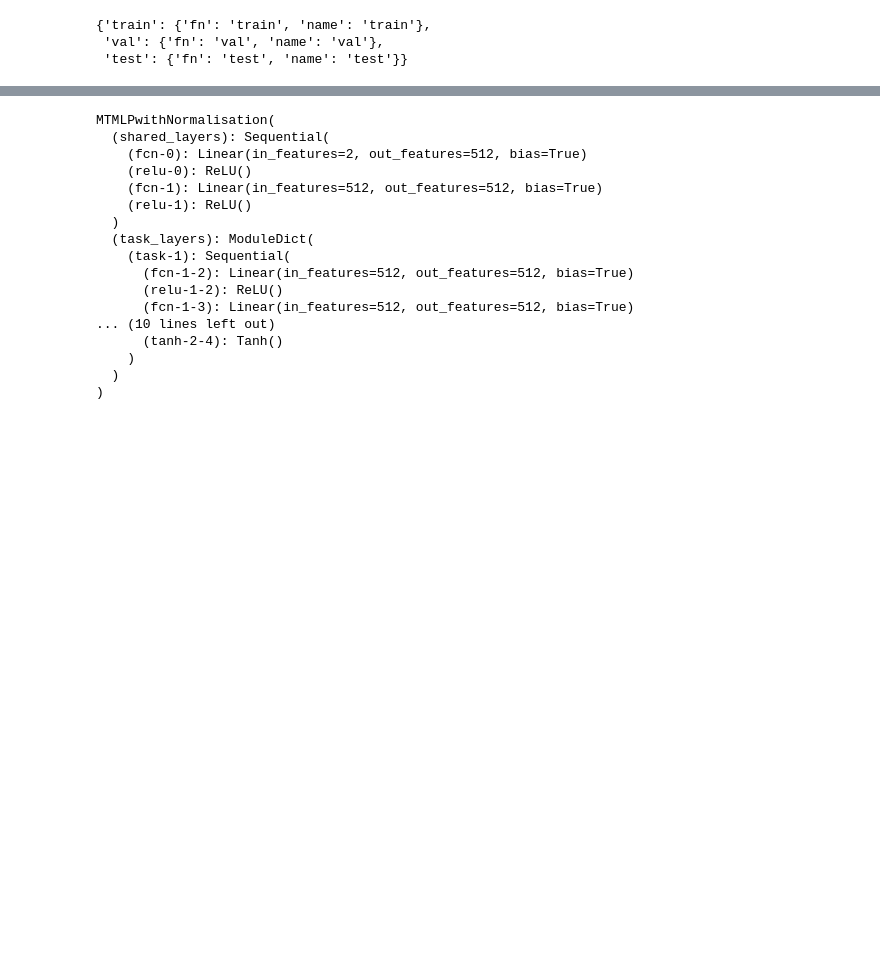
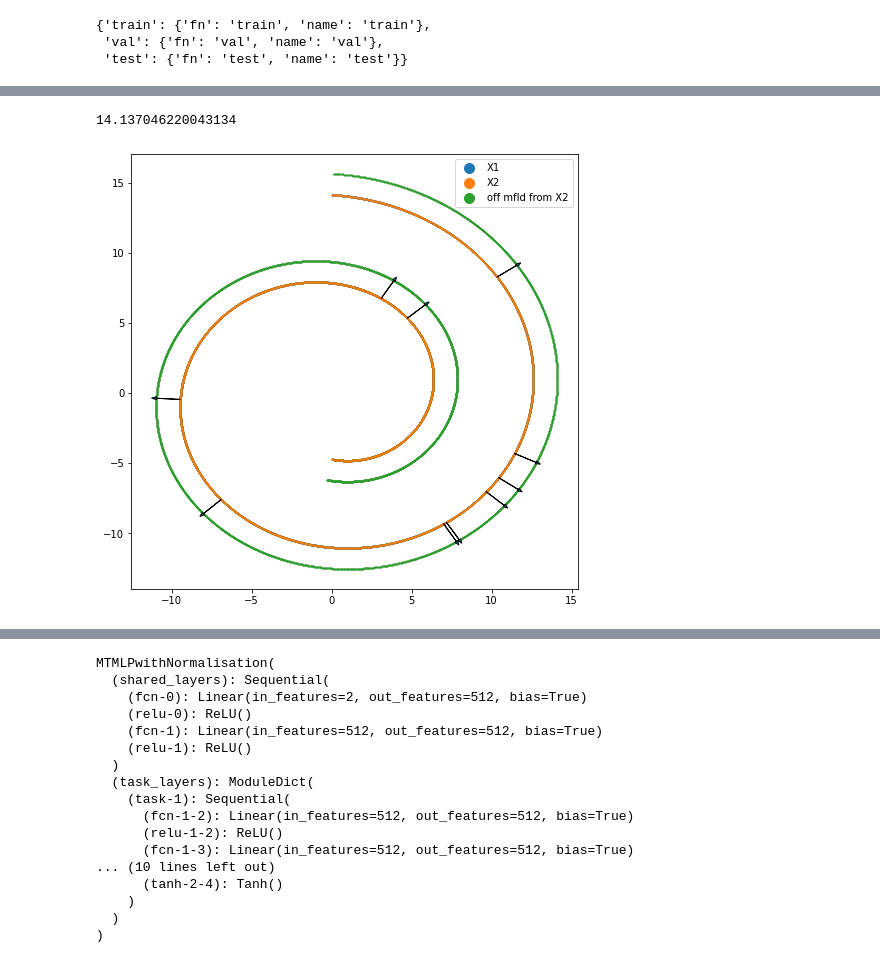
Before and after one commit to microsoft/distance-learner, a Jupyter notebook: notebooks/Playground.ipynb, the cells around one changed output, grey strips where cells are left out. Drawn from its saved outputs; the diff is of its cells as text; code cells hidden in the pictures; blank space fills up the shorter version.

```diff
--- a/notebooks/Playground.ipynb
+++ b/notebooks/Playground.ipynb
@@ -321,0 +365,39 @@ tensor([0., 0., 0., 0., 0.], requires_grad=True)
+# %%
+t.max()
+# %% [output]
+14.137046220043134
+# %%
+X2_sample = X2[0]
+t2_sample = t2[0]
+# X2_sample = np.array([t2_sample*np.cos(t2_sample), t2_sample*np.sin(t2_sample), -41])
+normals_at_X2 = np.zeros_like(X2)
+normals_at_X2[:, 0] = np.sin(t2) + t2 * np.cos(t2)
+normals_at_X2[:, 2] = -1*np.cos(t2) + t2 * np.sin(t2)
+normals_at_X2 = (1.5 / np.linalg.norm(normals_at_X2, ord=2, axis=1)).reshape(-1, 1) * normals_at_X2
+
+off_mfld_pts_at_X2 = X2 + normals_at_X2
+
+# normal_at_X2 = np.array([np.sin(t2_sample) + t2_sample * np.cos(t2_sample), 0, -1*np.cos(t2_sample) + t2_sample * np.sin(t2_sample)])
+# normal_at_X2 = (2 / np.linalg.norm(normal_at_X2, ord=2)) * normal_at_X2
+
+
+plt.figure(figsize=(8,8))
+
+plt.scatter(X[:, 0], X[:, 2], s=.01, label="X1")
+plt.scatter(X2[:, 0], X2[:, 2], s=.01, label="X2")
+
+plt.scatter(off_mfld_pts_at_X2[:, 0], off_mfld_pts_at_X2[:, 2], s=.01, label="off mfld from X2")
+plt.legend(markerscale=100)
+
+# plt.scatter(X)
+# plt.arrow(X2_sample[0], X2_sample[2], normal_at_X2[0], normal_at_X2[2], head_width=0.5)
+random_idx = np.random.choice(np.arange(X2.shape[0]), 10)
+for j in range(random_idx.shape[0]):
+    i = random_idx[j]
+    X2_sample = X2[i]
+    normal_at_X2 = normals_at_X2[i]
+
+    plt.arrow(X2_sample[0], X2_sample[2], normal_at_X2[0], normal_at_X2[2], head_width=0.2, width=0.001)
+plt.show()
+# %% [output]
+[figure, added]
```
Also changed, not shown: parts of 27 cells of this notebook, 4 other files.
